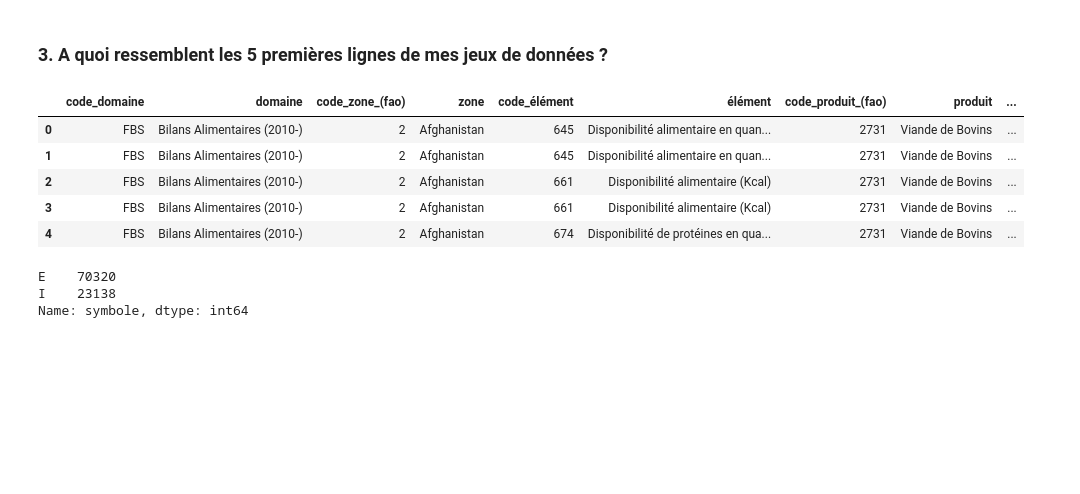
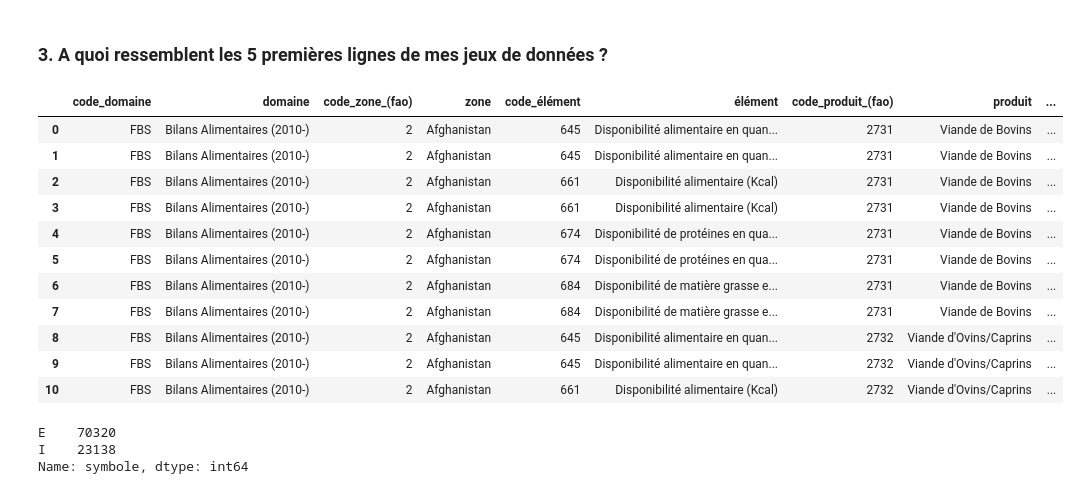
Before and after one commit to DonzerHD/Pandas_Dev_IA, a Jupyter notebook: Pandas_Activité.ipynb, the cells around one changed output. Drawn from its saved outputs; the diff is of its cells as text; code cells hidden in the pictures; blank space fills up the shorter version.

```diff
--- a/Pandas_Activité.ipynb
+++ b/Pandas_Activité.ipynb
@@ -32,14 +32,20 @@ for df in [df_anim, df_veg, df_pop]:
 ### 3. A quoi ressemblent les 5 premières lignes de mes jeux de données ?
 # %%
 # animals
-df_anim.head()
+df_anim.head(11)
 # %% [output]
 |  | code_domaine | domaine | code_zone_(fao) | zone | code_élément | élément | code_produit_(fao) | produit | ... |
 | 0 | FBS | Bilans Alimentaires (2010-) | 2 | Afghanistan | 645 | Disponibilité alimentaire en quan... | 2731 | Viande de Bovins | ... |
 | 1 | FBS | Bilans Alimentaires (2010-) | 2 | Afghanistan | 645 | Disponibilité alimentaire en quan... | 2731 | Viande de Bovins | ... |
 | 2 | FBS | Bilans Alimentaires (2010-) | 2 | Afghanistan | 661 | Disponibilité alimentaire (Kcal) | 2731 | Viande de Bovins | ... |
 | 3 | FBS | Bilans Alimentaires (2010-) | 2 | Afghanistan | 661 | Disponibilité alimentaire (Kcal) | 2731 | Viande de Bovins | ... |
 | 4 | FBS | Bilans Alimentaires (2010-) | 2 | Afghanistan | 674 | Disponibilité de protéines en qua... | 2731 | Viande de Bovins | ... |
+| 5 | FBS | Bilans Alimentaires (2010-) | 2 | Afghanistan | 674 | Disponibilité de protéines en qua... | 2731 | Viande de Bovins | ... |
+| 6 | FBS | Bilans Alimentaires (2010-) | 2 | Afghanistan | 684 | Disponibilité de matière grasse e... | 2731 | Viande de Bovins | ... |
+| 7 | FBS | Bilans Alimentaires (2010-) | 2 | Afghanistan | 684 | Disponibilité de matière grasse e... | 2731 | Viande de Bovins | ... |
+| 8 | FBS | Bilans Alimentaires (2010-) | 2 | Afghanistan | 645 | Disponibilité alimentaire en quan... | 2732 | Viande d'Ovins/Caprins | ... |
+| 9 | FBS | Bilans Alimentaires (2010-) | 2 | Afghanistan | 645 | Disponibilité alimentaire en quan... | 2732 | Viande d'Ovins/Caprins | ... |
+| 10 | FBS | Bilans Alimentaires (2010-) | 2 | Afghanistan | 661 | Disponibilité alimentaire (Kcal) | 2732 | Viande d'Ovins/Caprins | ... |
 # %%
 # vegetables
 df_veg.head(200)
```
Also changed, not shown: parts of 12 cells of this notebook.
